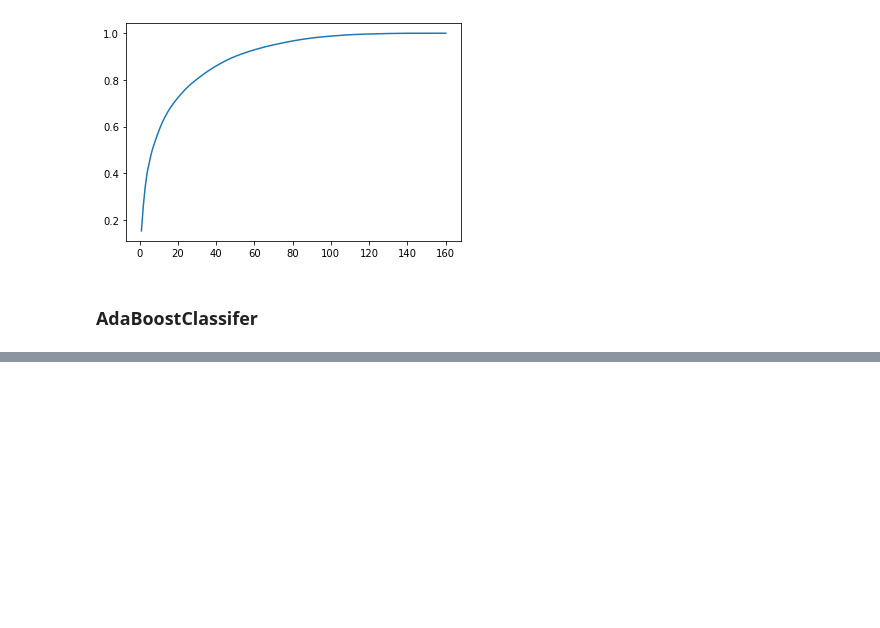
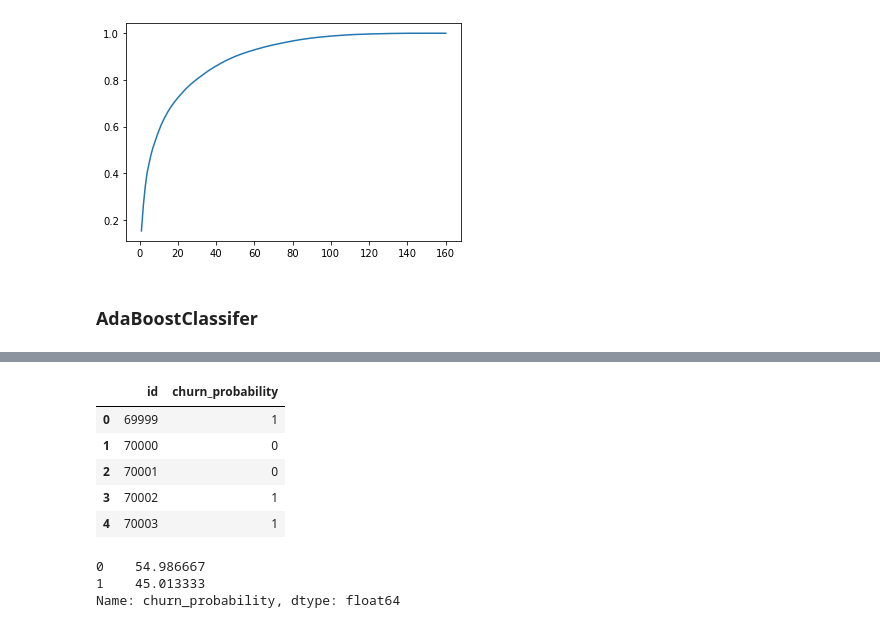
Before and after one commit to SaffronShades/telecomchurn, a Jupyter notebook: Telecom Churn Case Study - Updated.ipynb, the cells around one changed output, grey strips where cells are left out. Saved outputs shown, nothing was run; the diff lists cells and outputs as text; code cells hidden in the pictures; blank space fills up the shorter version.

```diff
--- a/Telecom Churn Case Study - Updated.ipynb
+++ b/Telecom Churn Case Study - Updated.ipynb
@@ -854,0 +1071,9 @@ print('Recall Score: ', recall_score(y_test, y_pred_pca))
+# %%
+test_output.head()
+# %% [output]
+|  | id | churn_probability |
+| 0 | 69999 | 1 |
+| 1 | 70000 | 0 |
+| 2 | 70001 | 0 |
+| 3 | 70002 | 1 |
+| 4 | 70003 | 1 |
@@ -854,0 +1082,6 @@ print('Recall Score: ', recall_score(y_test, y_pred_pca))
+# %%
+test_data['churn_probability'].value_counts()/len(test_data)*100
+# %% [output]
+0    54.986667
+1    45.013333
+Name: churn_probability, dtype: float64
```
Also changed, not shown: parts of 34 cells of this notebook, 1 other file.
